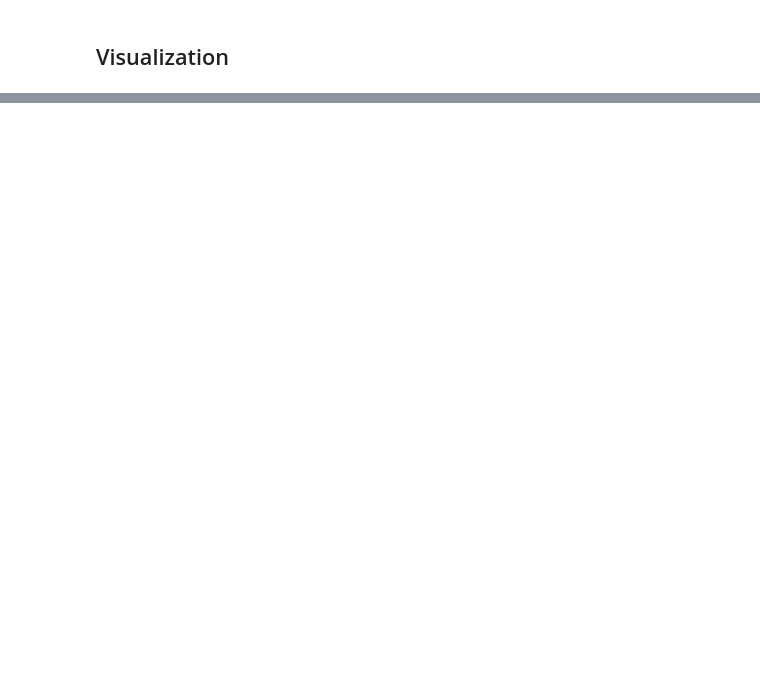
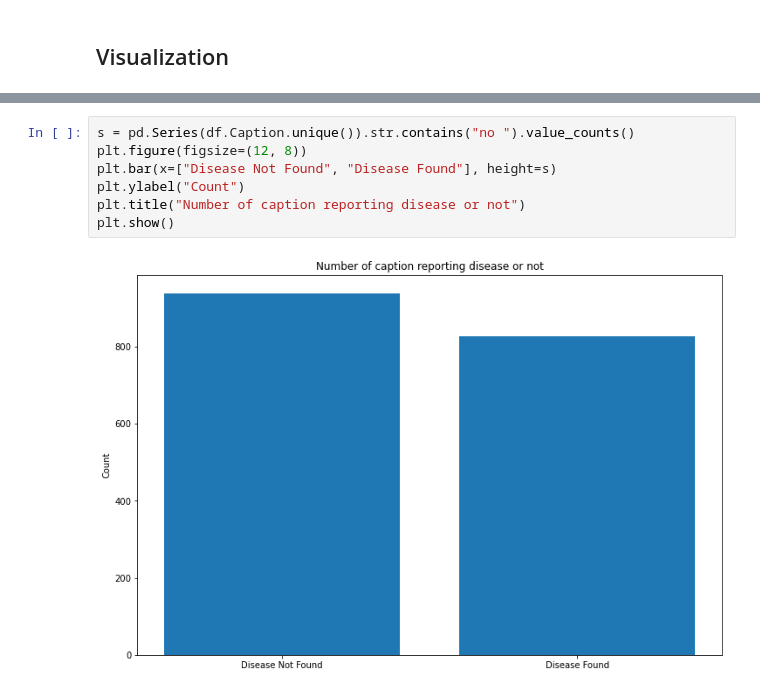
Before and after one commit to r3qin/Medical_images_captioning, a Jupyter notebook: EDA.ipynb, the cells around one changed output, grey strips where cells are left out. Drawn from its saved outputs; the diff is of its cells as text; blank space fills up the shorter version.

```diff
--- a/EDA.ipynb
+++ b/EDA.ipynb
@@ -81,0 +89,9 @@ words_counter.most_common()
+# %%
+s = pd.Series(df.Caption.unique()).str.contains("no ").value_counts()
+plt.figure(figsize=(12, 8))
+plt.bar(x=["Disease Not Found", "Disease Found"], height=s)
+plt.ylabel("Count")
+plt.title("Number of caption reporting disease or not")
+plt.show()
+# %% [output]
+[figure, added]
```
Also changed, not shown: parts of 7 cells of this notebook.
